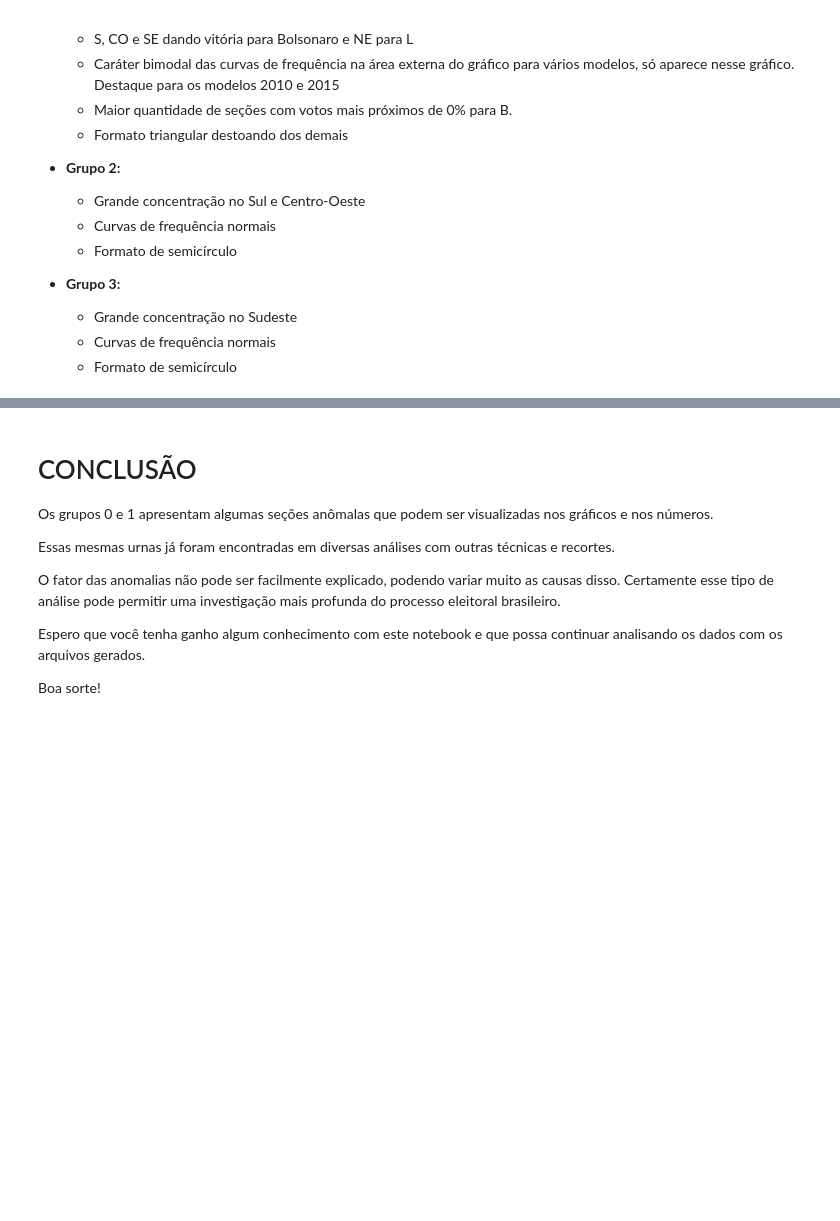
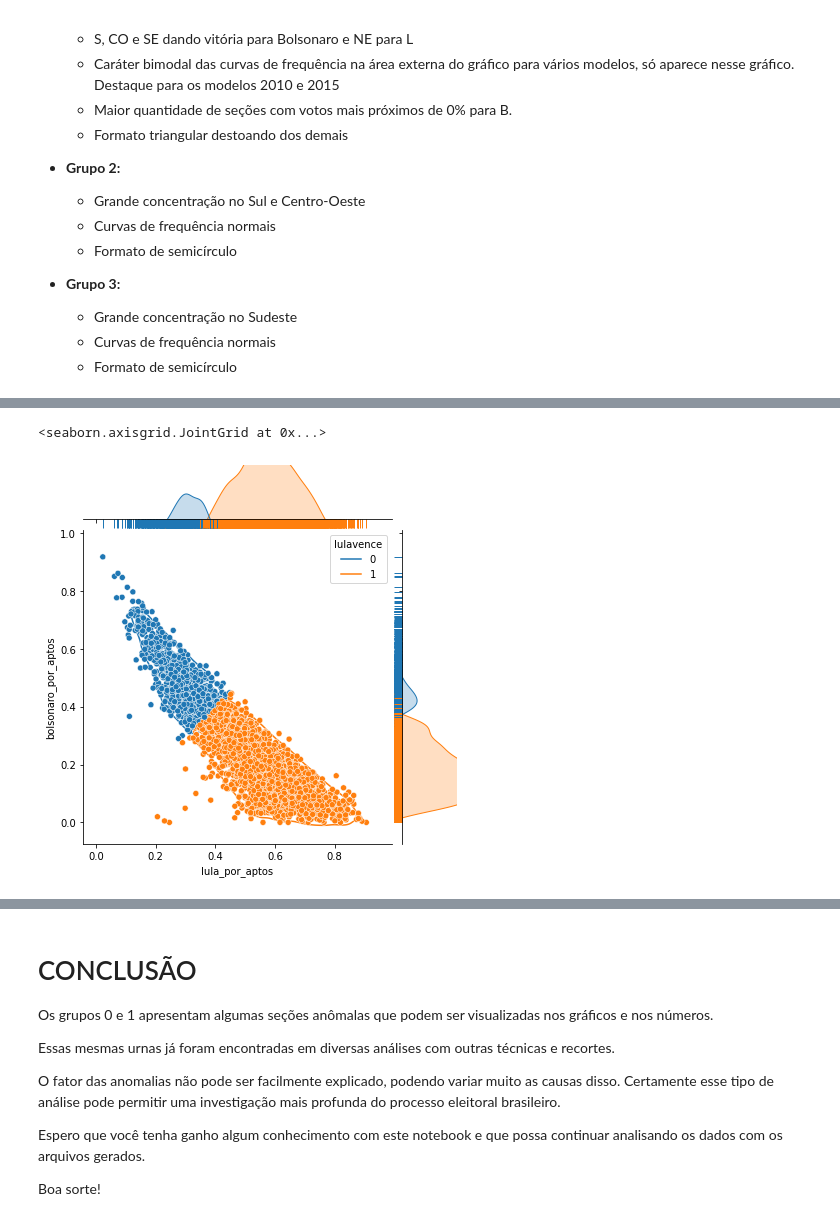
Before and after one commit to leonardodiasdatascientist/Votacao2oTurno, a Jupyter notebook: Votacao2t_GoogleColab.ipynb, the cells around one changed output, grey strips where cells are left out. Drawn from its saved outputs; the diff is of its cells as text; code cells hidden in the pictures; blank space fills up the shorter version.

```diff
--- a/Votacao2t_GoogleColab.ipynb
+++ b/Votacao2t_GoogleColab.ipynb
@@ -846 +858,9 @@ g.plot_marginals(sns.rugplot, height=-.15, clip_on=False)
+# %%
+pdf = predictions.filter("prediction = 0").selectExpr("bolsonaro_por_aptos", "lula_por_aptos", "lulavence").sample(withReplacement=False, fraction=1.0, seed=42).toPandas()
+g = sns.jointplot(data=pdf, x="lula_por_aptos", y="bolsonaro_por_aptos", hue="lulavence")
+g.plot_joint(sns.kdeplot, zorder=0, levels=3)
+g.plot_marginals(sns.rugplot, height=-.15, clip_on=False)
+# %% [output]
+<seaborn.axisgrid.JointGrid at 0x...>
+[figure, added]
 # %%
```
Also changed, not shown: parts of 68 cells of this notebook.
